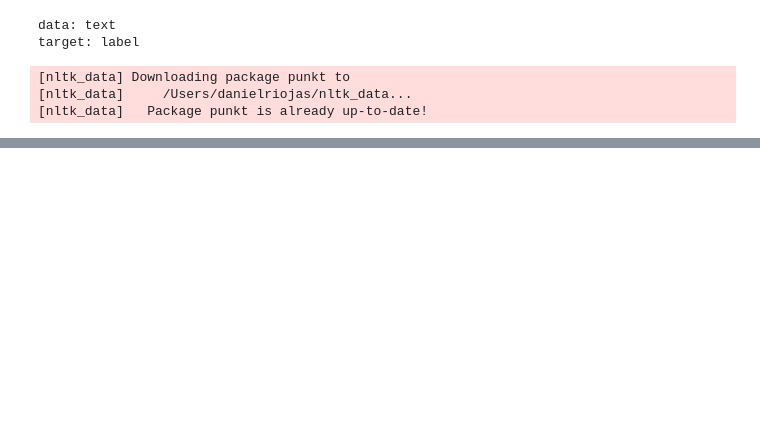
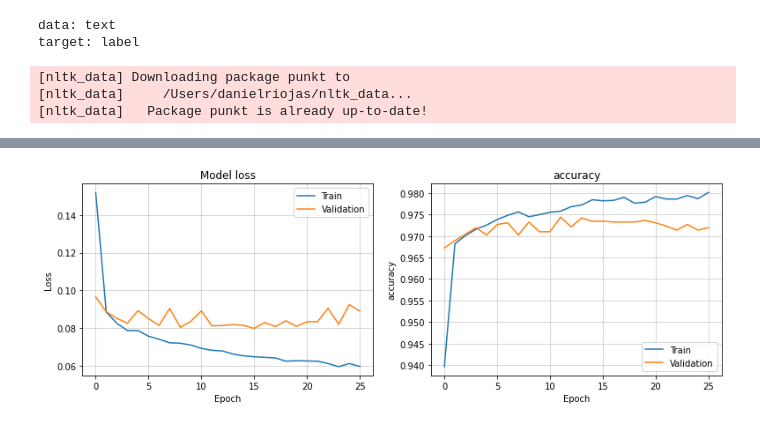
Before and after one commit to JoacoSoulez/Smart-Detector-of-Depressive-Disorder, a Jupyter notebook: notebooks/w2v_daniel.ipynb, the cells around one changed output, grey strips where cells are left out. Cells and saved outputs as stored; diff of their text form; code cells hidden in the pictures; blank space fills up the shorter version.

```diff
--- a/notebooks/w2v_daniel.ipynb
+++ b/notebooks/w2v_daniel.ipynb
@@ -103,2 +93,0 @@ info = api.info()
-# %%
-model = api.load('glove-twitter-25')
@@ -238,0 +118,5 @@ shape of target tensor: (10516,)
+# %%
+#cortamos maxlen en 400
+from tensorflow.keras.preprocessing.sequence import pad_sequences
+X_train_pad = pad_sequences(X_train, dtype='float', padding='post', maxlen= 400,truncating= 'post')
+X_test_pad = pad_sequences(X_test, dtype='float', padding='post', maxlen = 400 , truncating = 'post')
@@ -238,0 +147,12 @@ shape of target tensor: (10516,)
+# %%
+from tensorflow.keras.callbacks import EarlyStopping
+
+es = EarlyStopping(patience=10, restore_best_weights=True)
+
+history_fit = model.fit(X_train_pad, y_train,
+          batch_size = 32,
+          epochs=100,
+          validation_split=0.3,
+          callbacks=[es],
+          verbose = 1
+         )
@@ -238,0 +185,28 @@ shape of target tensor: (10516,)
+# %%
+def plot_loss(history):
+    fig, (ax1, ax2) = plt.subplots(1,2, figsize=(13,4))
+    ax1.plot(history.history['loss'])
+    ax1.plot(history.history['val_loss'])
+    ax1.set_title('Model loss')
+    ax1.set_ylabel('Loss')
+    ax1.set_xlabel('Epoch')
+    #ax1.set_ylim(ymin=0, ymax=200)
+    ax1.legend(['Train', 'Validation'], loc='best')
+    ax1.grid(axis="x",linewidth=0.5)
+    ax1.grid(axis="y",linewidth=0.5)
+
+    ax2.plot(history.history['accuracy'])
+    ax2.plot(history.history['val_accuracy'])
+    ax2.set_title('accuracy')
+    ax2.set_ylabel('accuracy')
+    ax2.set_xlabel('Epoch')
+    #ax2.set_ylim(ymin=0, ymax=20)
+    ax2.legend(['Train', 'Validation'], loc='best')
+    ax2.grid(axis="x",linewidth=0.5)
+    ax2.grid(axis="y",linewidth=0.5)
+
+    plt.show()
+
+plot_loss(history_fit)
+# %% [output]
+[figure, added]
```
Also changed, not shown: parts of 35 cells of this notebook.
